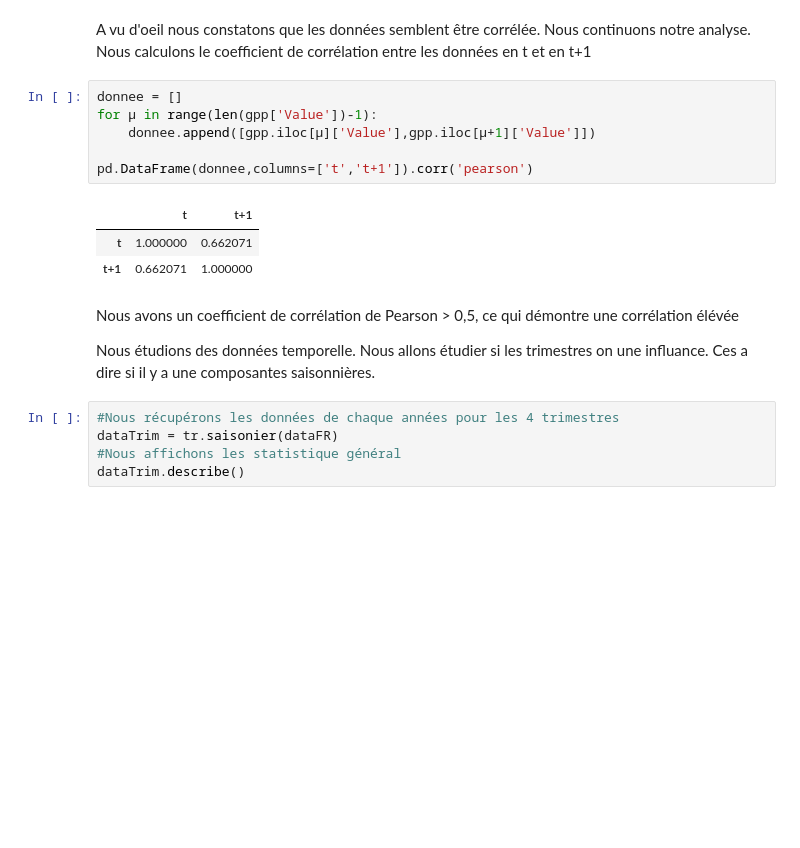
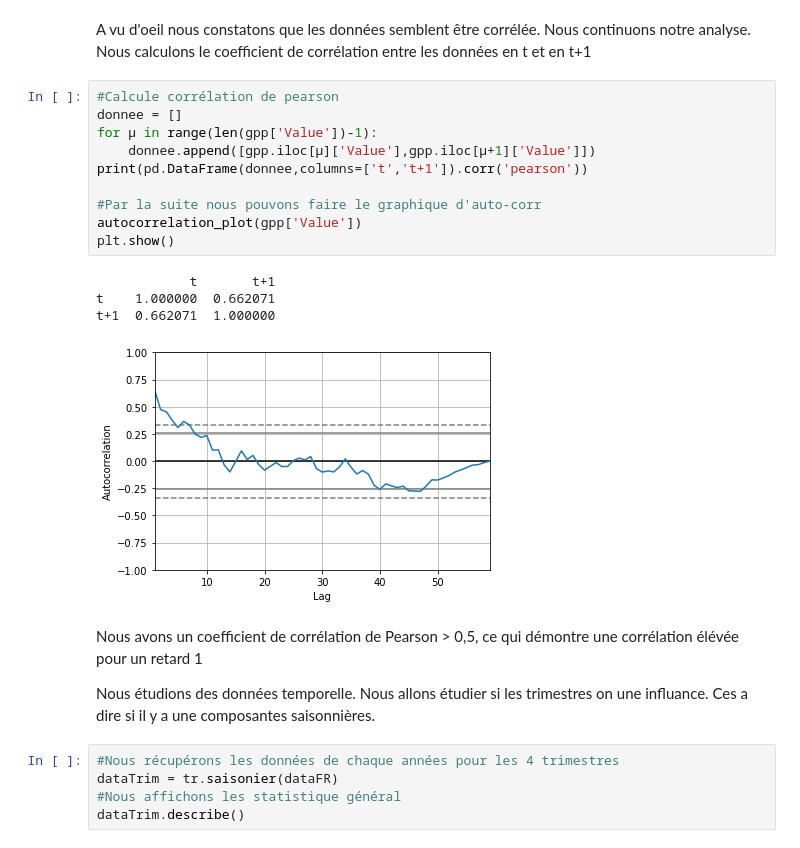
Before and after one commit to VieuL/PibOcde, a Jupyter notebook: ProjetJupyter.ipynb, the cells around one changed output. Cells and saved outputs as stored; diff of their text form; blank space fills up the shorter version.

Commit message:
Début du modèle auto regression

```diff
--- a/ProjetJupyter.ipynb
+++ b/ProjetJupyter.ipynb
@@ -94,17 +95,22 @@ plt.show()
 A vu d'oeil nous constatons que les données semblent être corrélée. Nous continuons notre analyse.
 Nous calculons le coefficient de corrélation entre les données en t et en t+1
 # %%
+#Calcule corrélation de pearson
 donnee = []
 for µ in range(len(gpp['Value'])-1):
     donnee.append([gpp.iloc[µ]['Value'],gpp.iloc[µ+1]['Value']])
+print(pd.DataFrame(donnee,columns=['t','t+1']).corr('pearson'))
 
-pd.DataFrame(donnee,columns=['t','t+1']).corr('pearson')
+#Par la suite nous pouvons faire le graphique d'auto-corr
+autocorrelation_plot(gpp['Value'])
+plt.show()
 # %% [output]
-|  | t | t+1 |
-| t | 1.000000 | 0.662071 |
-| t+1 | 0.662071 | 1.000000 |
+            t       t+1
+t    1.000000  0.662071
+t+1  0.662071  1.000000
+[figure, added]
 # %% [markdown]
-Nous avons un coefficient de corrélation de Pearson > 0,5, ce qui démontre une corrélation élévée
+Nous avons un coefficient de corrélation de Pearson > 0,5, ce qui démontre une corrélation élévée pour un retard 1
 
 Nous étudions des données temporelle. Nous allons étudier si les trimestres on une influance.
 Ces a dire si il y a une composantes saisonnières.
```
Also changed, not shown: parts of 2 cells of this notebook, 1 other file.
